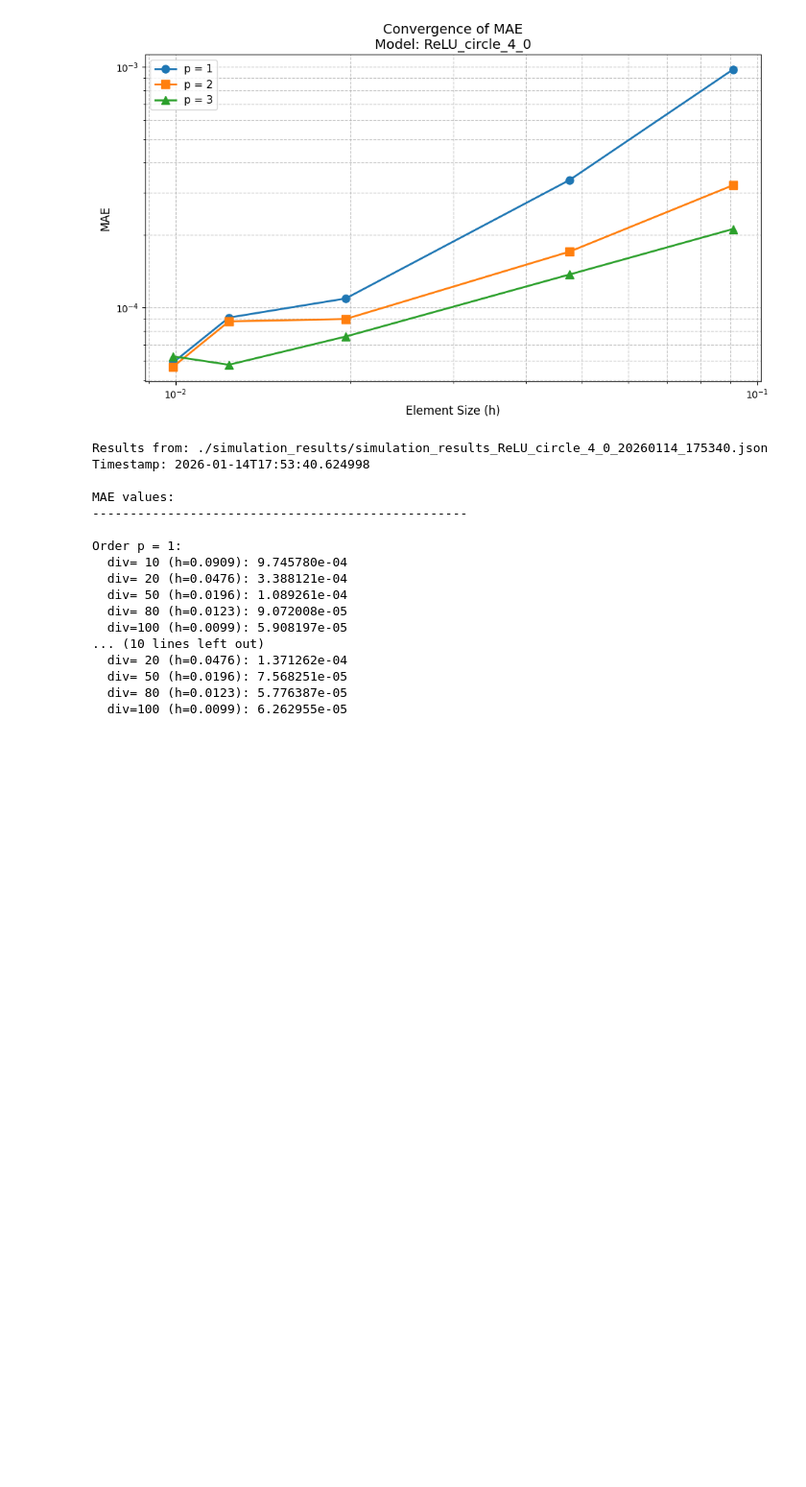
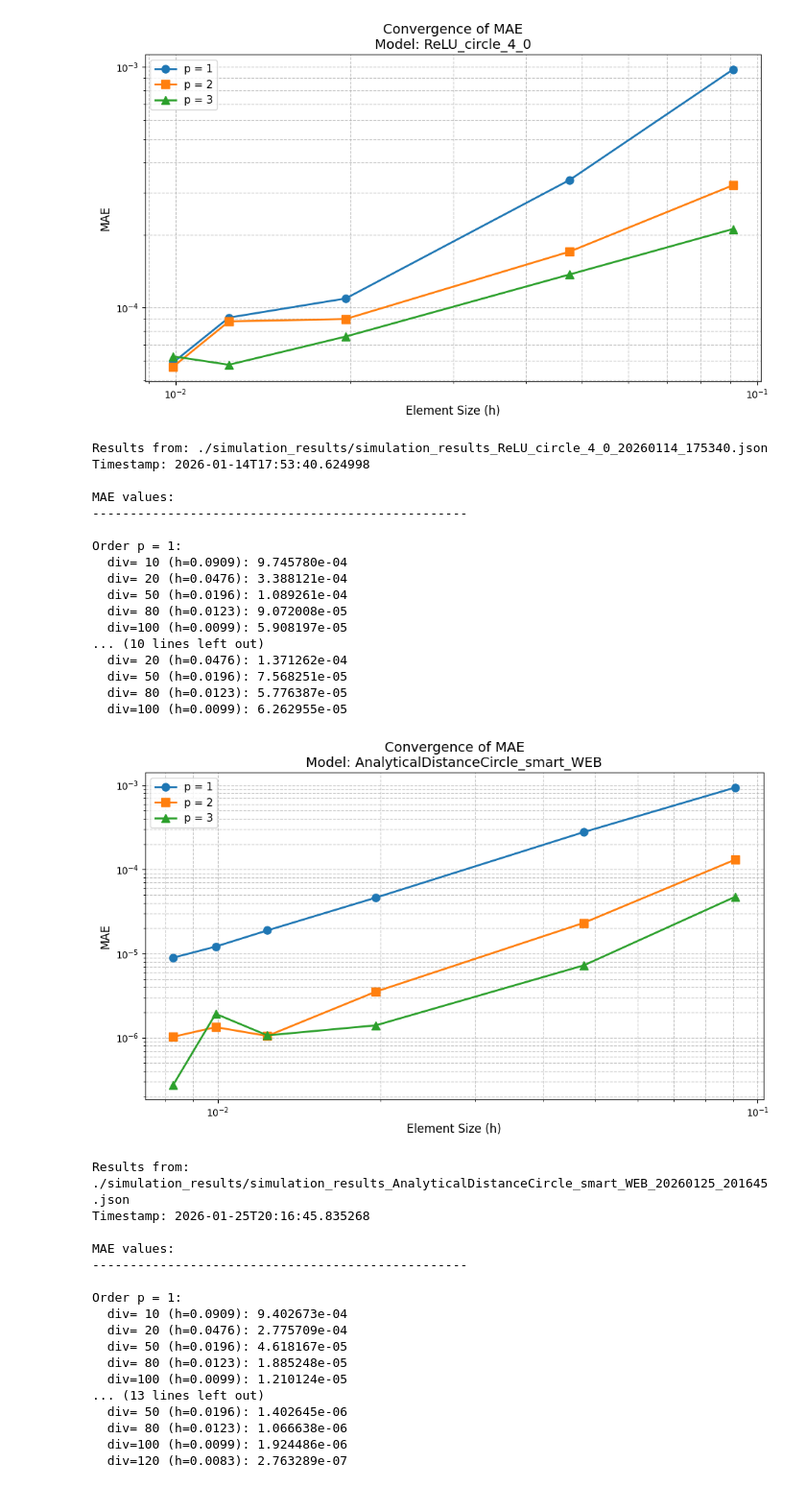
Before and after one commit to csgellert/NeuralIGA, a Jupyter notebook: Neural Analysis/visualize_results_circle.ipynb, the cells around one changed output. Shown at 96% size. Drawn from its saved outputs; the diff is of its cells as text; code cells hidden in the pictures; blank space fills up the shorter version.

```diff
--- a/Neural Analysis/visualize_results_circle.ipynb
+++ b/Neural Analysis/visualize_results_circle.ipynb
@@ -135,6 +135,28 @@ Order p = 1:
   div= 50 (h=0.0196): 7.568251e-05
   div= 80 (h=0.0123): 5.776387e-05
   div=100 (h=0.0099): 6.262955e-05
+# %%
+filepath = "./simulation_results/simulation_results_AnalyticalDistanceCircle_smart_WEB_20260125_201645.json"
+eva.visualize_results(filepath, metric='MAE', log_scale=True, plot_num_of_elements=False)
+# %% [output]
+[figure, added]
+Results from: ./simulation_results/simulation_results_AnalyticalDistanceCircle_smart_WEB_20260125_201645.json
+Timestamp: 2026-01-25T20:16:45.835268
+
+MAE values:
+--------------------------------------------------
+
+Order p = 1:
+  div= 10 (h=0.0909): 9.402673e-04
+  div= 20 (h=0.0476): 2.775709e-04
+  div= 50 (h=0.0196): 4.618167e-05
+  div= 80 (h=0.0123): 1.885248e-05
+  div=100 (h=0.0099): 1.210124e-05
+... (13 lines left out)
+  div= 50 (h=0.0196): 1.402645e-06
+  div= 80 (h=0.0123): 1.066638e-06
+  div=100 (h=0.0099): 1.924486e-06
+  div=120 (h=0.0083): 2.763289e-07
 # %%
 # Compare multiple simulation files
 filepaths = [
```
Also changed, not shown: parts of 2 cells of this notebook, 7 other files.
